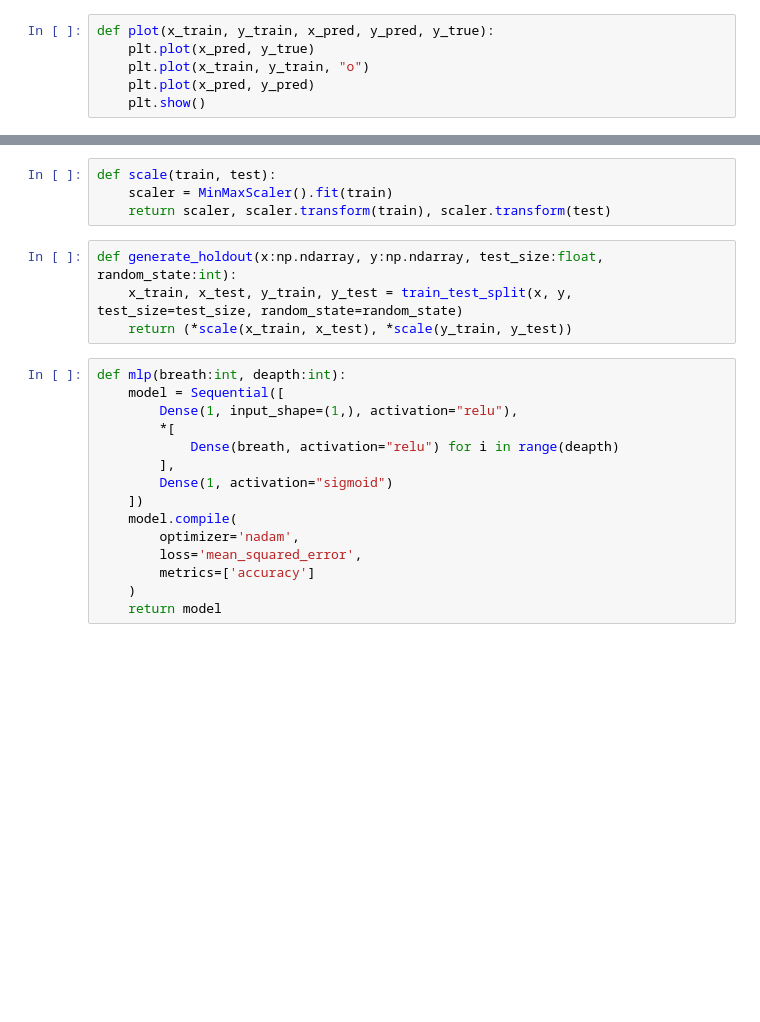
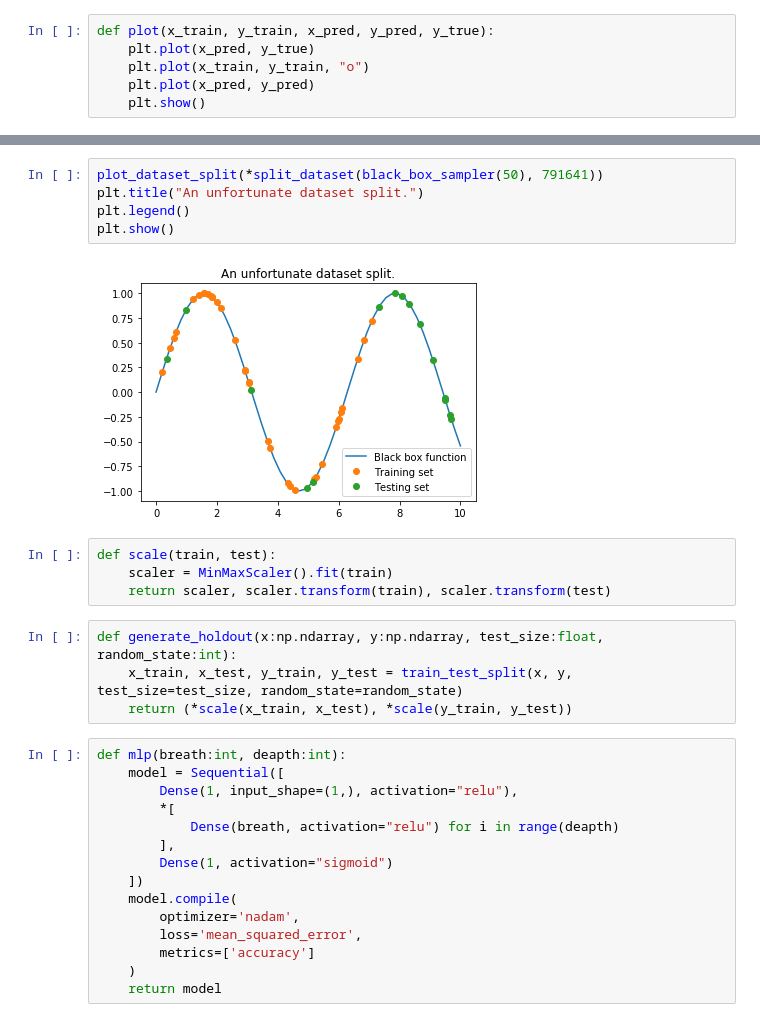
Before and after one commit to LucaCappelletti94/Master-in-Bioinformatics-and-Functional-genomics, a Jupyter notebook: MLP.ipynb, the cells around one changed output, grey strips where cells are left out. Saved outputs shown, nothing was run; the diff lists cells and outputs as text; blank space fills up the shorter version.

```diff
--- a/MLP.ipynb
+++ b/MLP.ipynb
@@ -27,3 +157,10 @@ def sin(n:int):
+# %%
+plot_dataset_split(*split_dataset(black_box_sampler(50), 791641))
+plt.title("An unfortunate dataset split.")
+plt.legend()
+plt.show()
+# %% [output]
+[figure, added]
 # %%
 def scale(train, test):
     scaler = MinMaxScaler().fit(train)
```
Also changed, not shown: parts of 32 cells of this notebook.
